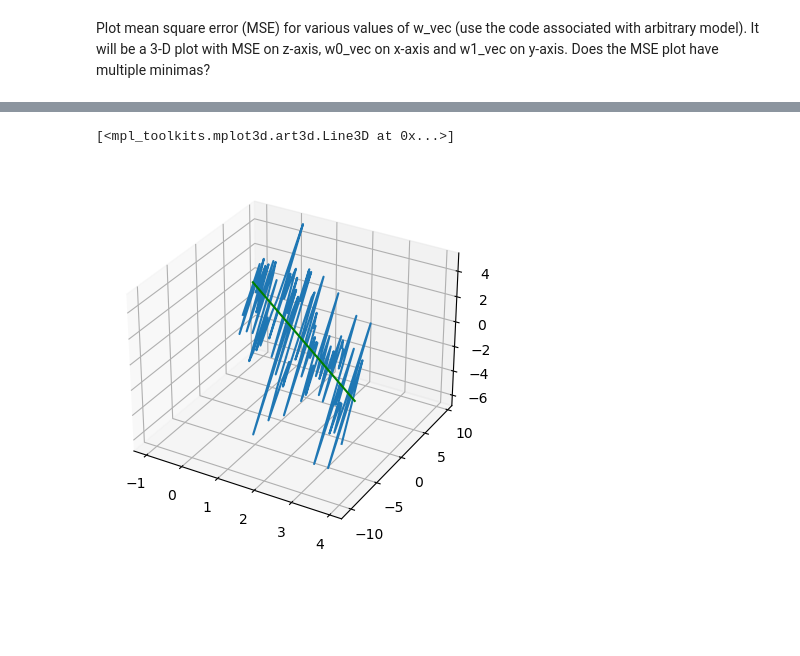
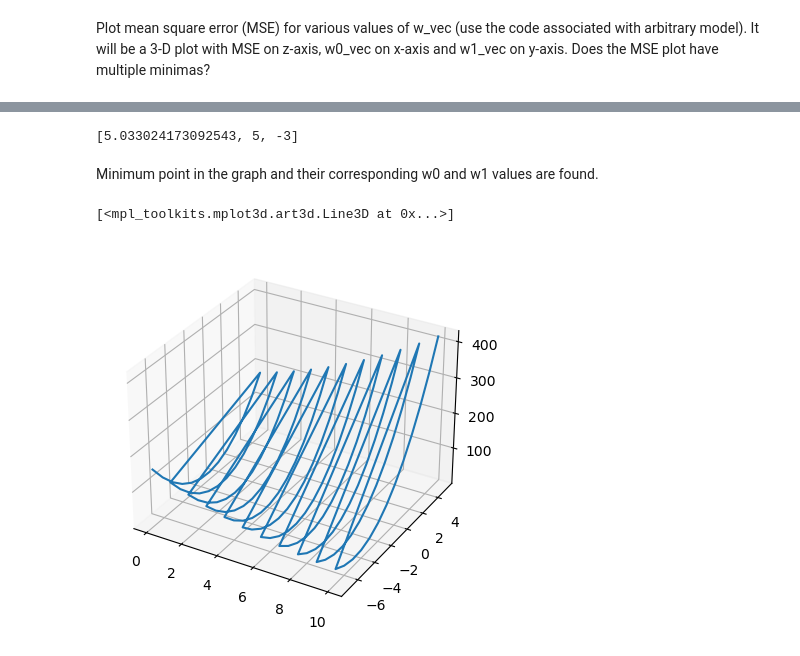
Before and after one commit to Ranjithvelm/Material_informatics, a Jupyter notebook: GD-Tutorial1_LR_1D.ipynb, the cells around one changed output, grey strips where cells are left out. Cells and saved outputs as stored; diff of their text form; code cells hidden in the pictures; blank space fills up the shorter version.

```diff
--- a/GD-Tutorial1_LR_1D.ipynb
+++ b/GD-Tutorial1_LR_1D.ipynb
@@ -216,0 +228,29 @@ Plot mean square error (MSE) for various values of w_vec (use the code associate
+# %%
+data = pd.read_csv('LR_1D_data.csv')
+# %%
+def lr_1d_model(w_cap_vec, x_vec = data['x']):
+    w0_cap = w_cap_vec[0]
+    w1_cap = w_cap_vec[1]
+
+    # Model prediction
+    pred = x_vec * w1_cap + w0_cap
+    return pred
+# %%
+w0_vec =  [0,1,2,3,4,5,6,7,8,9,10]
+w1_vec = [-7,-6,-5,-4,-3,-2,-1,0,1,2,3,4,5]
+w0 = []
+w1 = []
+mse_vec = []
+# %%
+for i in w0_vec:
+    for j in w1_vec:
+        w0.append(i)
+        w1.append(j)
+        y_cap = lr_1d_model([i,j])
+        err = data['y'] - y_cap
+        mse_old = np.mean(np.square(err))
+        mse_vec.append(mse_old)
+# %% [output]
+[5.033024173092543, 5, -3]
+# %% [markdown]
+Minimum point in the graph and their corresponding w0 and w1 values are found.
@@ -217,9 +261,8 @@ Plot mean square error (MSE) for various values of w_vec (use the code associate
 # %%
 from mpl_toolkits import mplot3d
 fig = plt.figure()
 ax = plt.axes(projection='3d')
-ax.plot3D(data['x'],data['y'], error)
-plt.plot(data['x'], y_cap_vec, c='g')
+ax.plot3D(w0, w1, mse_vec)
 # %% [output]
 [<mpl_toolkits.mplot3d.art3d.Line3D at 0x...>]
-[figure, old version]
+[figure, new version]
```
Also changed, not shown: parts of 6 cells of this notebook, 7 other files.
